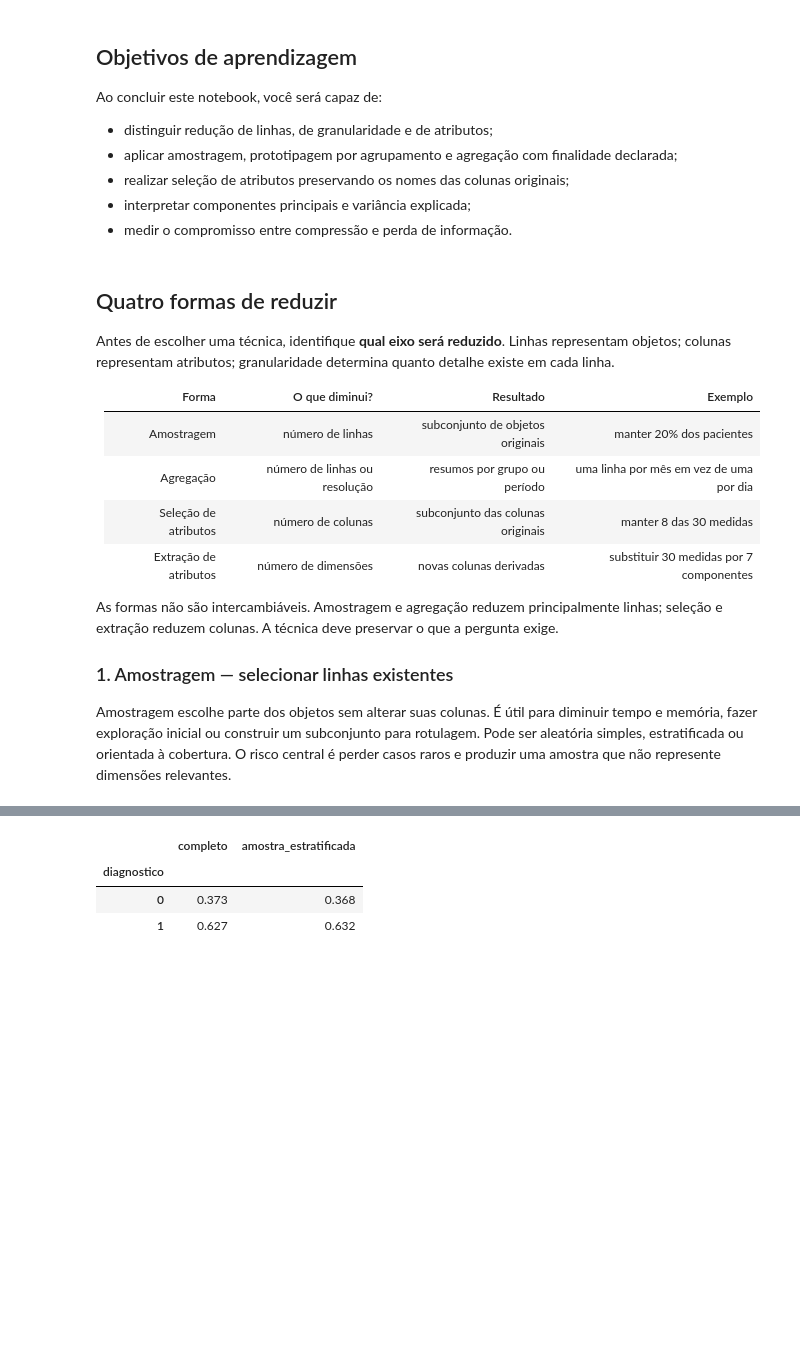
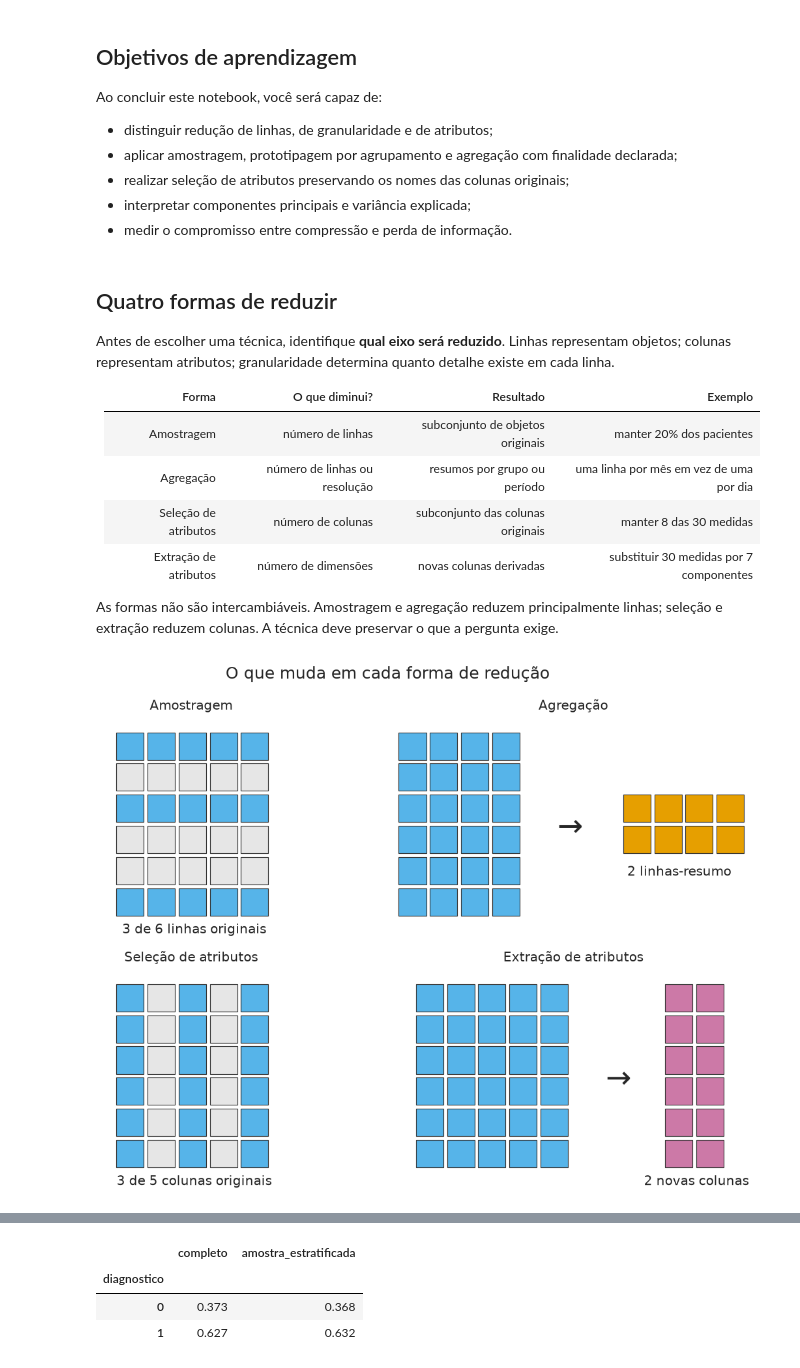
Before and after one commit to lalvim/DataMining, a Jupyter notebook: notebooks/unidade_03/03_03_reducao_de_dados.ipynb, the cells around one changed output, grey strips where cells are left out. Saved outputs shown, nothing was run; the diff lists cells and outputs as text; code cells hidden in the pictures; blank space fills up the shorter version.

```diff
--- a/notebooks/unidade_03/03_03_reducao_de_dados.ipynb
+++ b/notebooks/unidade_03/03_03_reducao_de_dados.ipynb
@@ -45,7 +45,49 @@ Antes de escolher uma técnica, identifique **qual eixo será reduzido**. Linhas
 | Extração de atributos | número de dimensões | novas colunas derivadas | substituir 30 medidas por 7 componentes |
 
 As formas não são intercambiáveis. Amostragem e agregação reduzem principalmente linhas; seleção e extração reduzem colunas. A técnica deve preservar o que a pergunta exige.
-
-### 1. Amostragem — selecionar linhas existentes
-
-Amostragem escolhe parte dos objetos sem alterar suas colunas. É útil para diminuir tempo e memória, fazer exploração inicial ou construir um subconjunto para rotulagem. Pode ser aleatória simples, estratificada ou orientada à cobertura. O risco central é perder casos raros e produzir uma amostra que não represente dimensões relevantes.
+# %%
+def desenhar_grade(ax, linhas, colunas, x0=0, y0=0, linhas_mantidas=None,
+                   colunas_mantidas=None, cor="#56B4E9"):
+    """Desenha uma tabela esquemática; não representa valores da base."""
+    linhas_mantidas = set(range(linhas)) if linhas_mantidas is None else set(linhas_mantidas)
+    colunas_mantidas = set(range(colunas)) if colunas_mantidas is None else set(colunas_mantidas)
+    for linha in range(linhas):
+        for coluna in range(colunas):
+            mantida = linha in linhas_mantidas and coluna in colunas_mantidas
+            ax.add_patch(plt.Rectangle(
+                (x0 + coluna, y0 + linhas - 1 - linha), 0.88, 0.88,
+                facecolor=cor if mantida else "#E6E6E6",
+                edgecolor="#333333", linewidth=0.7,
+            ))
+
+fig, axes = plt.subplots(2, 2, figsize=(11, 7), dpi=120)
+
+desenhar_grade(axes[0, 0], 6, 5, linhas_mantidas=[0, 2, 5])
+axes[0, 0].set(title="Amostragem", xlim=(-0.4, 5.2), ylim=(-0.4, 6.4))
+axes[0, 0].text(2.5, -0.25, "3 de 6 linhas originais", ha="center", va="top")
+
+desenhar_grade(axes[0, 1], 6, 4, x0=0)
+axes[0, 1].text(5.5, 2.8, "→", fontsize=28, ha="center", va="center")
+desenhar_grade(axes[0, 1], 2, 4, x0=7.2, y0=2, cor="#E69F00")
+axes[0, 1].set(title="Agregação", xlim=(-0.4, 11.6), ylim=(-0.4, 6.4))
+axes[0, 1].text(9, 1.6, "2 linhas-resumo", ha="center", va="top")
+
+desenhar_grade(axes[1, 0], 6, 5, colunas_mantidas=[0, 2, 4])
+axes[1, 0].set(title="Seleção de atributos", xlim=(-0.4, 5.2), ylim=(-0.4, 6.4))
+axes[1, 0].text(2.5, -0.25, "3 de 5 colunas originais", ha="center", va="top")
+
+desenhar_grade(axes[1, 1], 6, 5, x0=0)
+axes[1, 1].text(6.5, 2.8, "→", fontsize=28, ha="center", va="center")
+desenhar_grade(axes[1, 1], 6, 2, x0=8, cor="#CC79A7")
+axes[1, 1].set(title="Extração de atributos", xlim=(-0.4, 10.5), ylim=(-0.4, 6.4))
+axes[1, 1].text(9, -0.25, "2 novas colunas", ha="center", va="top")
+
+for ax in axes.flat:
+    ax.set_aspect("equal")
+    ax.axis("off")
+
+fig.suptitle("O que muda em cada forma de redução", fontsize=15)
+fig.tight_layout()
+plt.show()
+# %% [output]
+[figure, added]
```
Also changed, not shown: parts of 3 cells of this notebook, 2 other files.
